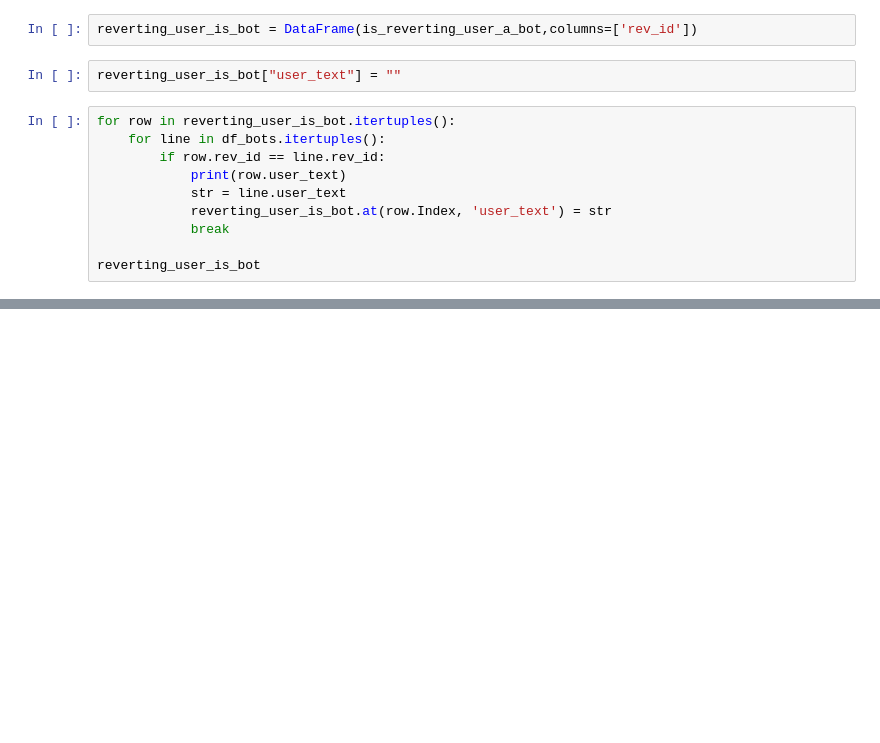
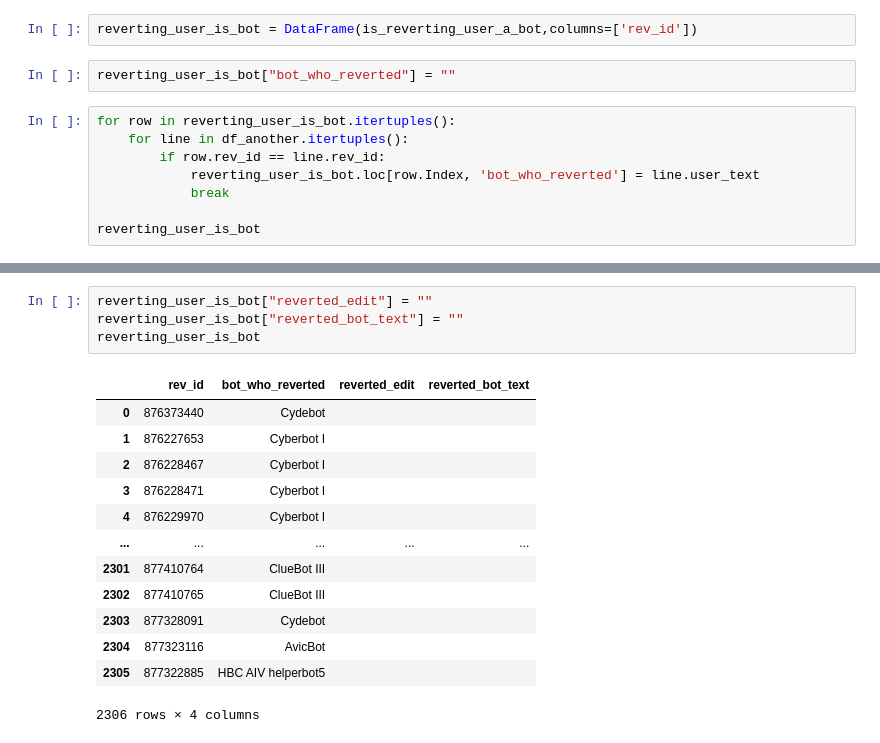
Before and after one commit to levon003/wiki-ores-feedback, a Jupyter notebook: reu2021/analysis_abby.ipynb, the cells around one changed output, grey strips where cells are left out. Cells and saved outputs as stored; diff of their text form; blank space fills up the shorter version.

```diff
--- a/reu2021/analysis_abby.ipynb
+++ b/reu2021/analysis_abby.ipynb
@@ -441,14 +441,12 @@ len(is_reverting_user_a_bot)
 # %%
 reverting_user_is_bot = DataFrame(is_reverting_user_a_bot,columns=['rev_id'])
 # %%
-reverting_user_is_bot["user_text"] = ""
+reverting_user_is_bot["bot_who_reverted"] = ""
 # %%
 for row in reverting_user_is_bot.itertuples():
-    for line in df_bots.itertuples():
+    for line in df_another.itertuples():
         if row.rev_id == line.rev_id:
-            print(row.user_text)
-            str = line.user_text
-            reverting_user_is_bot.at(row.Index, 'user_text') = str
+            reverting_user_is_bot.loc[row.Index, 'bot_who_reverted'] = line.user_text
             break
 
 reverting_user_is_bot
@@ -456,0 +467,18 @@ SyntaxError: cannot assign to function call (<ipython-input-146-9bb306091588>, l
+# %%
+reverting_user_is_bot["reverted_edit"] = ""
+reverting_user_is_bot["reverted_bot_text"] = ""
+reverting_user_is_bot
+# %% [output]
+|  | rev_id | bot_who_reverted | reverted_edit | reverted_bot_text |
+| 0 | 876373440 | Cydebot |  |  |
+| 1 | 876227653 | Cyberbot I |  |  |
+| 2 | 876228467 | Cyberbot I |  |  |
+| 3 | 876228471 | Cyberbot I |  |  |
+| 4 | 876229970 | Cyberbot I |  |  |
+| ... | ... | ... | ... | ... |
+| 2301 | 877410764 | ClueBot III |  |  |
+| 2302 | 877410765 | ClueBot III |  |  |
+| 2303 | 877328091 | Cydebot |  |  |
+| 2304 | 877323116 | AvicBot |  |  |
+| 2305 | 877322885 | HBC AIV helperbot5 |  |  |
+2306 rows × 4 columns
```
Also changed, not shown: parts of 12 cells of this notebook.
